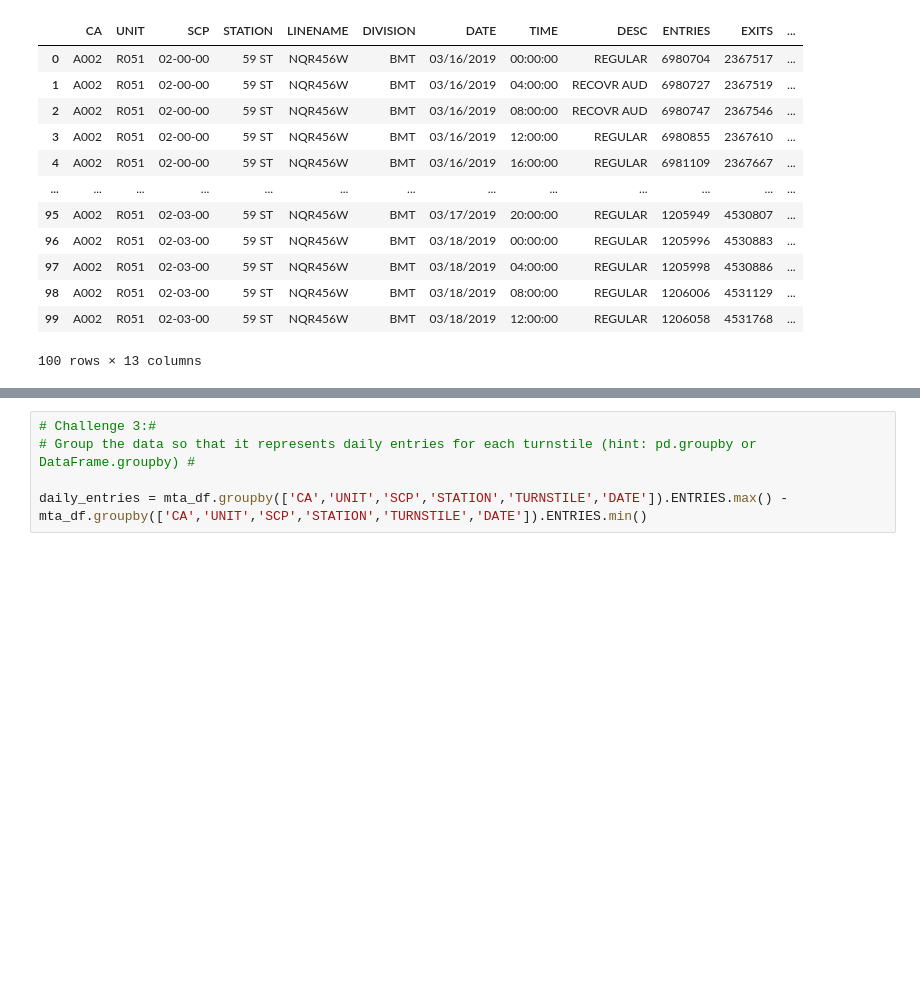
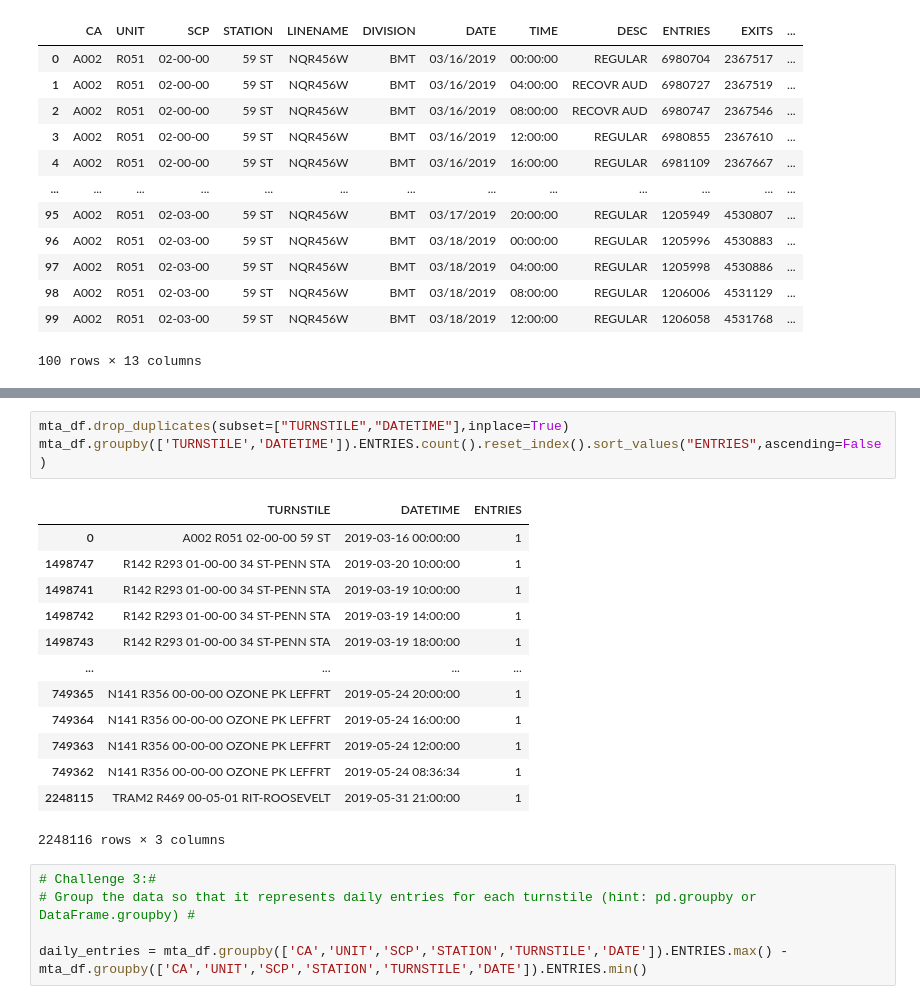
Before and after one commit to JayZZZZZZZ/project-1, a Jupyter notebook: MTA_Project1.ipynb, the cells around one changed output, grey strips where cells are left out. Saved outputs shown, nothing was run; the diff lists cells and outputs as text; blank space fills up the shorter version.

```diff
--- a/MTA_Project1.ipynb
+++ b/MTA_Project1.ipynb
@@ -103,3 +119,20 @@ mta_df.head(100)
+# %%
+mta_df.drop_duplicates(subset=["TURNSTILE","DATETIME"],inplace=True)
+mta_df.groupby(['TURNSTILE','DATETIME']).ENTRIES.count().reset_index().sort_values("ENTRIES",ascending=False)
+# %% [output]
+|  | TURNSTILE | DATETIME | ENTRIES |
+| 0 | A002 R051 02-00-00 59 ST | 2019-03-16 00:00:00 | 1 |
+| 1498747 | R142 R293 01-00-00 34 ST-PENN STA | 2019-03-20 10:00:00 | 1 |
+| 1498741 | R142 R293 01-00-00 34 ST-PENN STA | 2019-03-19 10:00:00 | 1 |
+| 1498742 | R142 R293 01-00-00 34 ST-PENN STA | 2019-03-19 14:00:00 | 1 |
+| 1498743 | R142 R293 01-00-00 34 ST-PENN STA | 2019-03-19 18:00:00 | 1 |
+| ... | ... | ... | ... |
+| 749365 | N141 R356 00-00-00 OZONE PK LEFFRT | 2019-05-24 20:00:00 | 1 |
+| 749364 | N141 R356 00-00-00 OZONE PK LEFFRT | 2019-05-24 16:00:00 | 1 |
+| 749363 | N141 R356 00-00-00 OZONE PK LEFFRT | 2019-05-24 12:00:00 | 1 |
+| 749362 | N141 R356 00-00-00 OZONE PK LEFFRT | 2019-05-24 08:36:34 | 1 |
+| 2248115 | TRAM2 R469 00-05-01 RIT-ROOSEVELT | 2019-05-31 21:00:00 | 1 |
+2248116 rows × 3 columns
 # %%
 # Challenge 3:#
 # Group the data so that it represents daily entries for each turnstile (hint: pd.groupby or DataFrame.groupby) #
```
Also changed, not shown: parts of 1 cell of this notebook.
